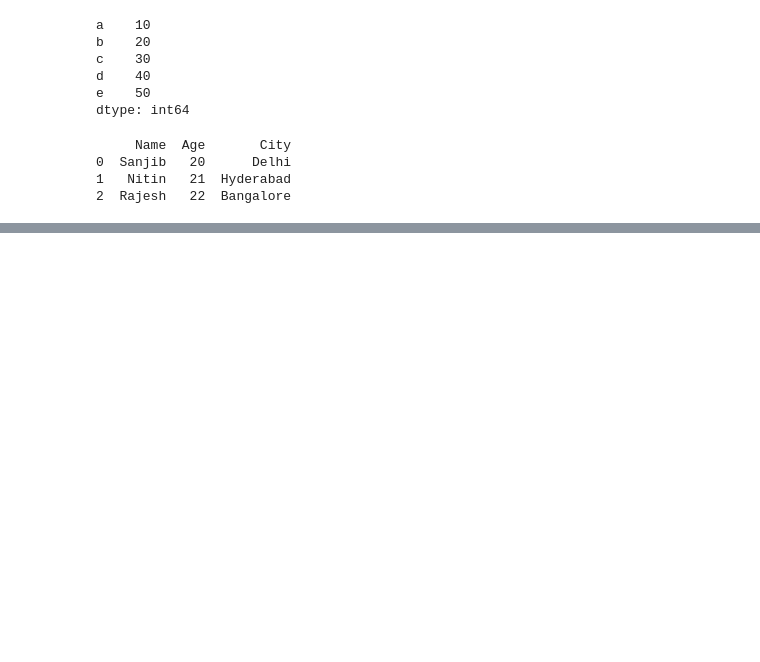
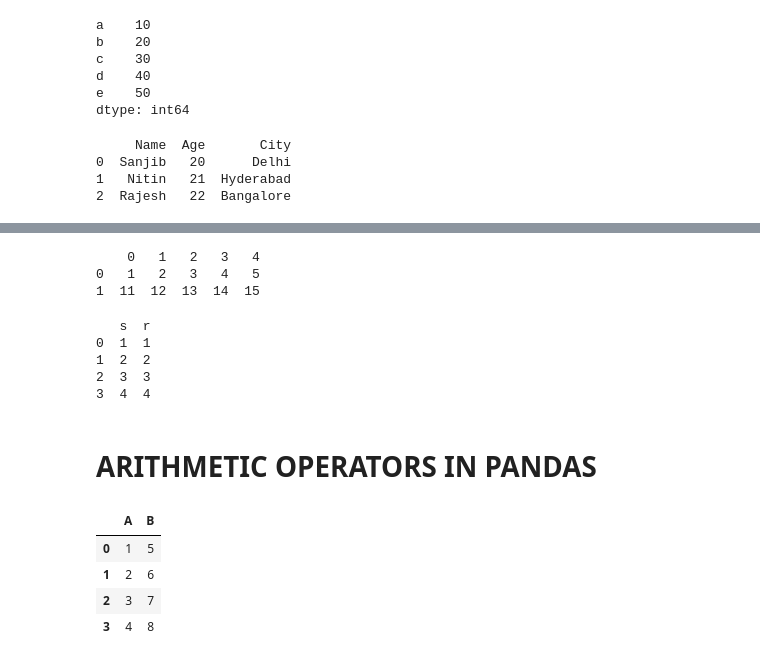
Before and after one commit to sanjib-biswal-git/PYTHON-BASICS_AND_LIBRARIES, a Jupyter notebook: Pandas.ipynb, the cells around one changed output, grey strips where cells are left out. Drawn from its saved outputs; the diff is of its cells as text; code cells hidden in the pictures; blank space fills up the shorter version.

```diff
--- a/Pandas.ipynb
+++ b/Pandas.ipynb
@@ -44,0 +209,32 @@ print(df)
+# %%
+list=[[1,2,3,4,5],[11,12,13,14,15]]
+var2 = pd.DataFrame(list)
+print(var2)
+# %% [output]
+    0   1   2   3   4
+0   1   2   3   4   5
+1  11  12  13  14  15
+# %%
+#DataFrames using Series
+sr = {"s":pd.Series([1,2,3,4]) , "r":pd.Series([1,2,3,4])}
+var3 = pd.DataFrame(sr)
+print(var3)
+# %% [output]
+   s  r
+0  1  1
+1  2  2
+2  3  3
+3  4  4
+# %% [markdown]
+# ARITHMETIC OPERATORS IN PANDAS
+# %%
+# Something interesting
+
+var = pd.DataFrame({"A":[1,2,3,4] , "B":[5,6,7,8]})
+var
+# %% [output]
+|  | A | B |
+| 0 | 1 | 5 |
+| 1 | 2 | 6 |
+| 2 | 3 | 7 |
+| 3 | 4 | 8 |
```
Also changed, not shown: parts of 34 cells of this notebook.
